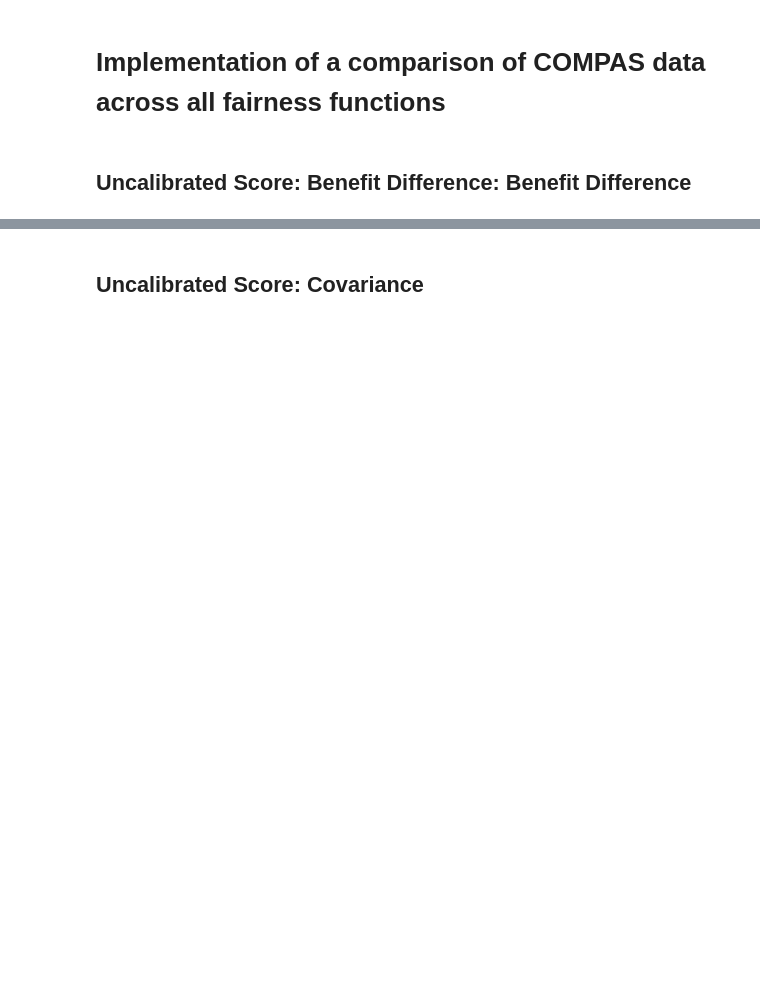
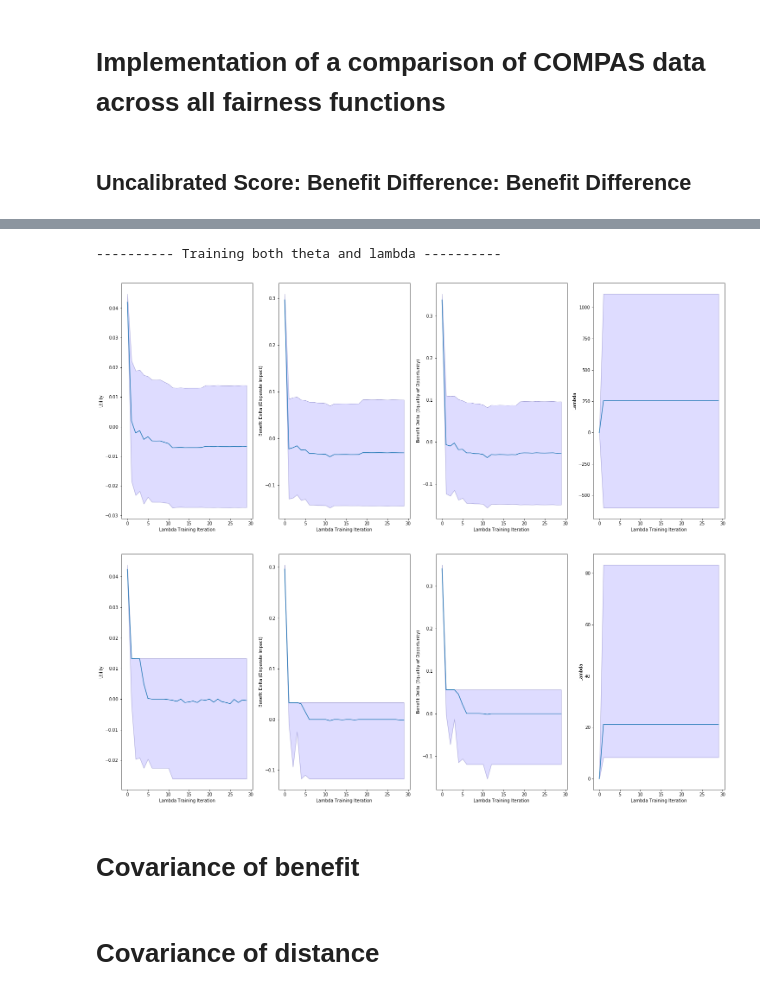
Before and after one commit to floydkretschmar/master-thesis, a Jupyter notebook: exp/011-benefit-difference-vs-covariance-compas.ipynb, the cells around one changed output, grey strips where cells are left out. Saved outputs shown, nothing was run; the diff lists cells and outputs as text; code cells hidden in the pictures; blank space fills up the shorter version.

```diff
--- a/exp/011-benefit-difference-vs-covariance-compas.ipynb
+++ b/exp/011-benefit-difference-vs-covariance-compas.ipynb
@@ -27,7 +27,7 @@ def calc_benefit(**fairness_kwargs):
     decisions = fairness_kwargs["decisions"]
     ips_weights = fairness_kwargs["ips_weights"]
 
-    benefit = policy.benefit_function(decisions=decisions, y=y)
+    benefit = demographic_parity(decisions=decisions, y=y)
 
     if ips_weights is not None:
         benefit *= ips_weights
@@ -53,8 +53,10 @@ def fairness_function(**fairness_kwargs):
     return policy._mean_difference(benefit, s)
 
 bias = True
-dim_x = 1
-dim_theta = dim_x + 1 if bias else dim_x
+distribution = ResamplingDistribution(bias=bias, dataset=load_dataset("../dat/compas/compas.npz"), test_percentage=0.2)
+dim_theta = distribution.feature_dim
+
+print(dim_theta)
 
 def util_func(**util_params):
     util = cost_utility(cost_factor=0.6, **util_params)
@@ -71,19 +73,19 @@ training_parameters = {
         'learn_on_entire_history': False,
         'use_sensitve_attributes': False,
         'bias': bias,
-        'initial_theta': [-0.1, 0.7]
+        'initial_theta': np.zeros((dim_theta))
     },
     'parameter_optimization': {
         'time_steps':200,
-        'epochs': 3,
+        'epochs': 40,
         'batch_size':64,
         'learning_rate': 0.1,
         'decay_rate': 1,
         'decay_step': 10000,
-        'num_decisions': 40 * 64
+        'num_decisions': 4096
     },
     'data': {
-        'distribution': ResamplingDistribution(bias=bias, dataset=load_dataset("../dat/compas/compas.npz"), test_percentage=0.2),
-        'num_test_samples': 64**2
+        'distribution': distribution,
+        'num_test_samples': None
     }
 }
@@ -108,22 +120,26 @@ plot_median(statistics, "{}/results_median_lambdas.png".format(run_path))
 # %%
 training_parameters["experiment_name"] = "exp-011-uncalibrated"
 training_parameters["model"]["initial_lambda"] = 0.0
 training_parameters["lagrangian_optimization"] = {
     'iterations': 30,
-    'epochs': 1,
-    'batch_size':256,
+    'epochs': 10,
+    'batch_size':64,
     'learning_rate': 1,
     'decay_rate': 1,
     'decay_step': 10000,
-    'num_decisions': 128 * 256
+    'num_decisions': 4096
 }
 
 statistics, model_parameters, run_path = train(training_parameters, iterations=30, asynchronous=True)
 
 plot_mean(statistics, "{}/results_mean_lambdas.png".format(run_path), model_parameters=model_parameters)
 plot_median(statistics, "{}/results_median_lambdas.png".format(run_path), model_parameters=model_parameters)
+# %% [output]
+---------- Training both theta and lambda ----------
+[figure, added]
+[figure, added]
 # %% [markdown]
-## Uncalibrated Score: Covariance
+# Covariance of benefit
 # %%
 def calc_covariance(**fairness_kwargs):
     policy = fairness_kwargs["policy"]
@@ -205,0 +242,2 @@ plot_median(statistics, "{}/results_median_time.png".format(run_path))
+# %% [markdown]
+# Covariance of distance
```
Also changed, not shown: parts of 12 cells of this notebook, 2 other files.
